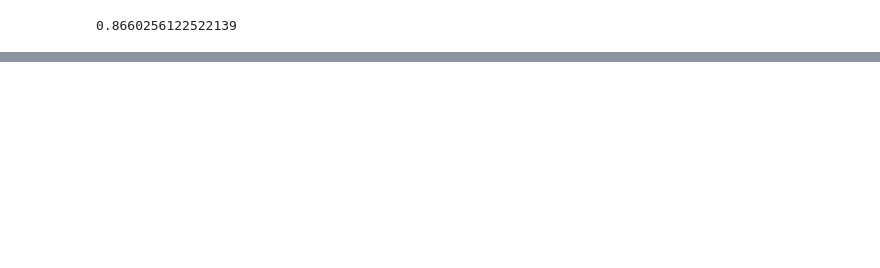
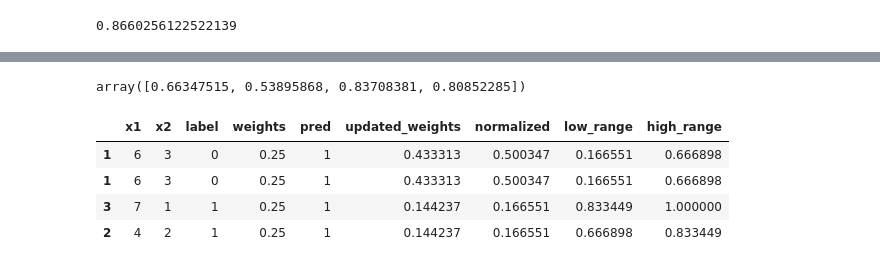
Before and after one commit to AbuManiyar/pdf-to-csv-to-eda, a Jupyter notebook: campusx.ipynb, the cells around one changed output, grey strips where cells are left out. Cells and saved outputs as stored; diff of their text form; code cells hidden in the pictures; blank space fills up the shorter version.

```diff
--- a/campusx.ipynb
+++ b/campusx.ipynb
@@ -905,0 +908,14 @@ df
+# %%
+np.random.random(4)
+# %% [output]
+array([0.66347515, 0.53895868, 0.83708381, 0.80852285])
+# %%
+df2 = df.iloc[[1,1,3,2]]
+df2_train = df2[['x1','x2','label']]
+df2
+# %% [output]
+|  | x1 | x2 | label | weights | pred | updated_weights | normalized | low_range | high_range |
+| 1 | 6 | 3 | 0 | 0.25 | 1 | 0.433313 | 0.500347 | 0.166551 | 0.666898 |
+| 1 | 6 | 3 | 0 | 0.25 | 1 | 0.433313 | 0.500347 | 0.166551 | 0.666898 |
+| 3 | 7 | 1 | 1 | 0.25 | 1 | 0.144237 | 0.166551 | 0.833449 | 1.000000 |
+| 2 | 4 | 2 | 1 | 0.25 | 1 | 0.144237 | 0.166551 | 0.666898 | 0.833449 |
```
Also changed, not shown: parts of 13 cells of this notebook.
